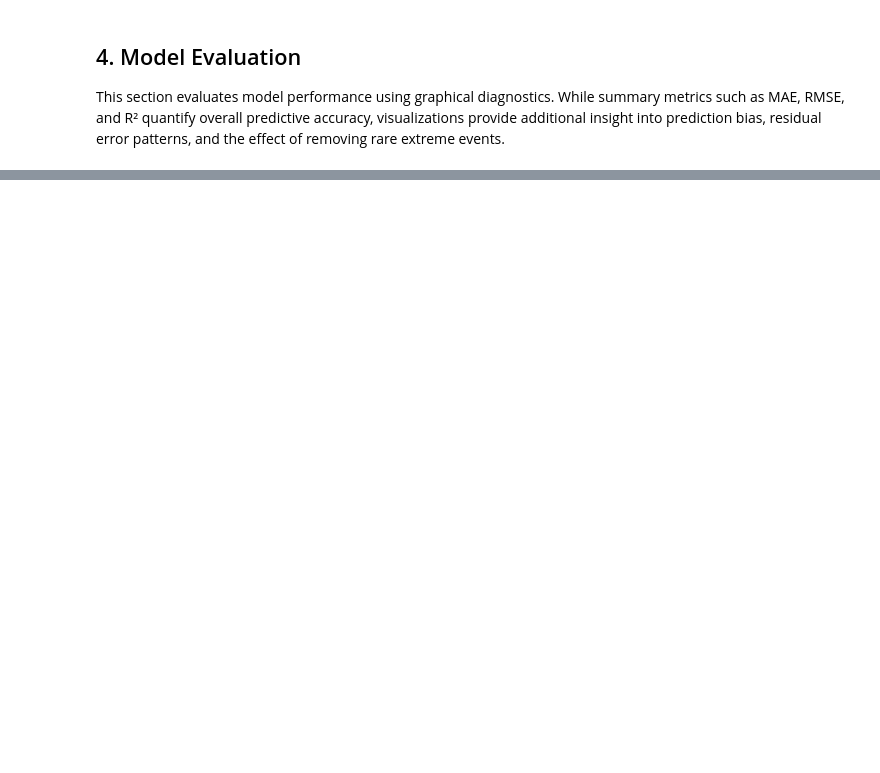
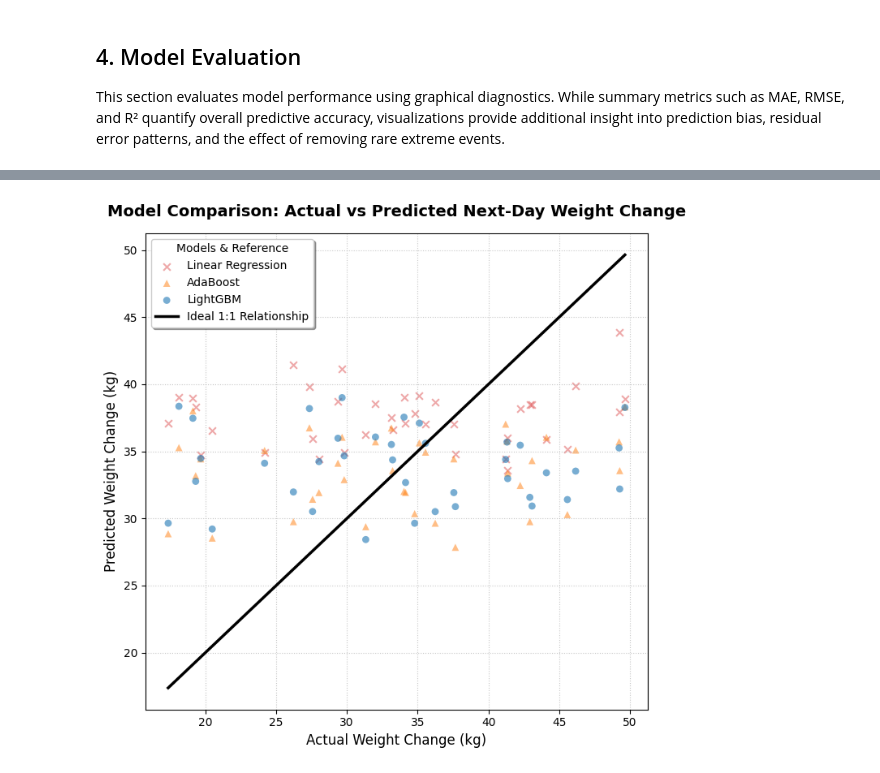
Before and after one commit to stephfn/honey-yield-predictive-model, a Jupyter notebook: Joshua_Work/Joshua_Model_Experiments.ipynb, the cells around one changed output, grey strips where cells are left out. Drawn from its saved outputs; the diff is of its cells as text; code cells hidden in the pictures; blank space fills up the shorter version.

Commit message:
Adding Project Modeling

```diff
--- a/Joshua_Work/Joshua_Model_Experiments.ipynb
+++ b/Joshua_Work/Joshua_Model_Experiments.ipynb
@@ -274,9 +141,4 @@ Testing period:
 # %%
-X_train = train_df[history_features]
-y_train = train_df[target_column]
-
-X_test = test_df[history_features]
-y_test = test_df[target_column]
 
 print(X_train.shape)
 print(X_test.shape)
@@ -383,15 +151,0 @@ test_df  = routine_df.iloc[split_index:]
-# %%
-X_train = train_df[history_features]
-X_test  = test_df[history_features]
-
-y_train = train_df[target_column]
-y_test  = test_df[target_column]
-# %%
-routine_rf = RandomForestRegressor(
-    n_estimators=200,
-    random_state=42
-)
-
-routine_rf.fit(X_train, y_train)
-
-print("Routine Random Forest trained successfully.")
@@ -864,0 +317,75 @@ Overall, these results support continuing the project using a layered modeling s
+# %%
+import os
+import matplotlib.pyplot as plt
+import numpy as np
+
+figures_dir = "Figures"
+if not os.path.exists(figures_dir):
+    os.makedirs(figures_dir)
+    print(f"Created missing directory: {figures_dir}")
+else:
+    print(f"Target directory active: {figures_dir}")
+
+
+
+plt.figure(figsize=(7, 7))
+
+
+plot_config = [
+    {'preds': lr_predictions, 'label': 'Linear Regression', 'color': '#d62728', 'marker': 'x', 'alpha': 0.4},
+    {'preds': ada_predictions, 'label': 'AdaBoost', 'color': '#ff7f0e', 'marker': '^', 'alpha': 0.5},
+    {'preds': lgb_predictions, 'label': 'LightGBM', 'color': '#1f77b4', 'marker': 'o', 'alpha': 0.6}
+]
+
+
+for config in plot_config:
+    plt.scatter(
+        y_test,
+        config['preds'],
+        label=config['label'],
+        color=config['color'],
+        marker=config['marker'],
+        alpha=config['alpha'],
+        s=40, # marker size
+        edgecolors='none'
+    )
+
+# Generate the ideal 1:1 identity line path for reference
+min_val = y_test.min()
+max_val = y_test.max()
+plt.plot(
+    [min_val, max_val],
+    [min_val, max_val],
+    color="black",
+    linestyle="-",
+    linewidth=2.5,
+    label="Ideal 1:1 Relationship"
+)
+
+
+# lABELING
+plt.title("Model Comparison: Actual vs Predicted Next-Day Weight Change", fontsize=14, fontweight='bold', pad=15)
+plt.xlabel("Actual Weight Change (kg)", fontsize=12)
+plt.ylabel("Predicted Weight Change (kg)", fontsize=12)
+
+
+
+#Legend and grid
+plt.legend(
+    loc="best",
+    frameon=True,
+    shadow=True,
+    fontsize=10,
+    title="Models & Reference"
+)
+
+plt.grid(True, linestyle=":", alpha=0.7)
+plt.tight_layout()
+
+# Save the figure
+plt.savefig("Figures/model_comparison_scatter.png", dpi=300)
+
+
+
+plt.show()
+# %% [output]
@@ -864,0 +393 @@ Overall, these results support continuing the project using a layered modeling s
+[figure, added]
```
Also changed, not shown: parts of 90 cells of this notebook, 11 other files.
